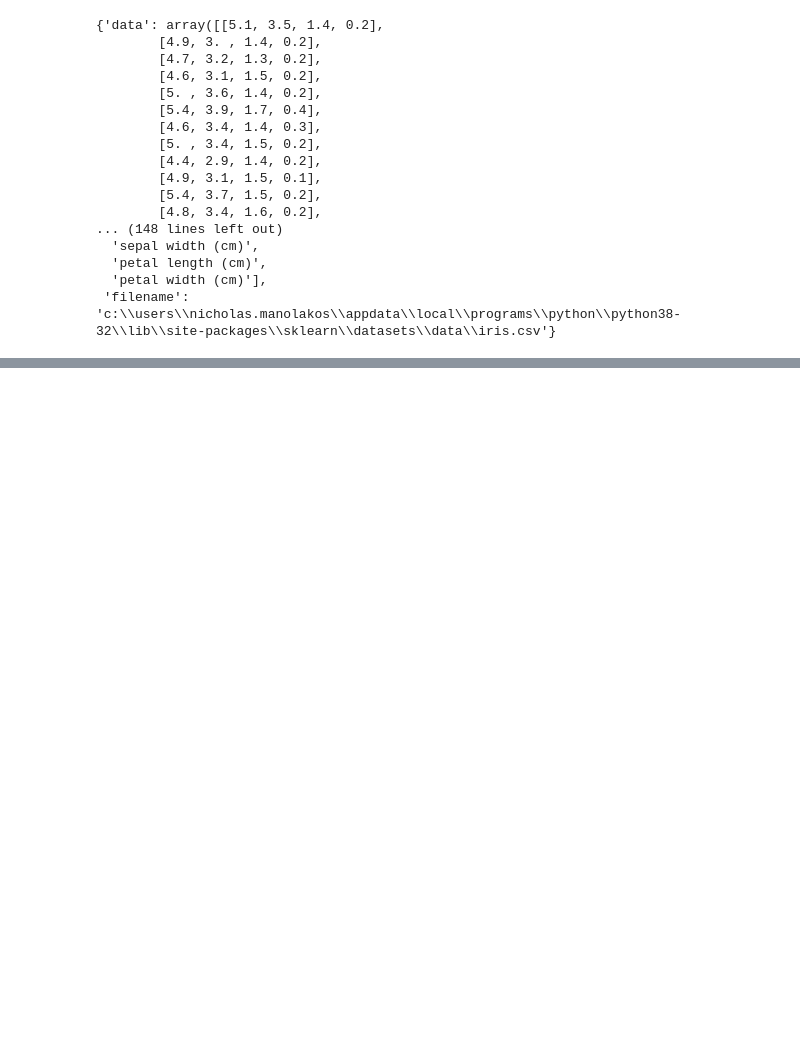
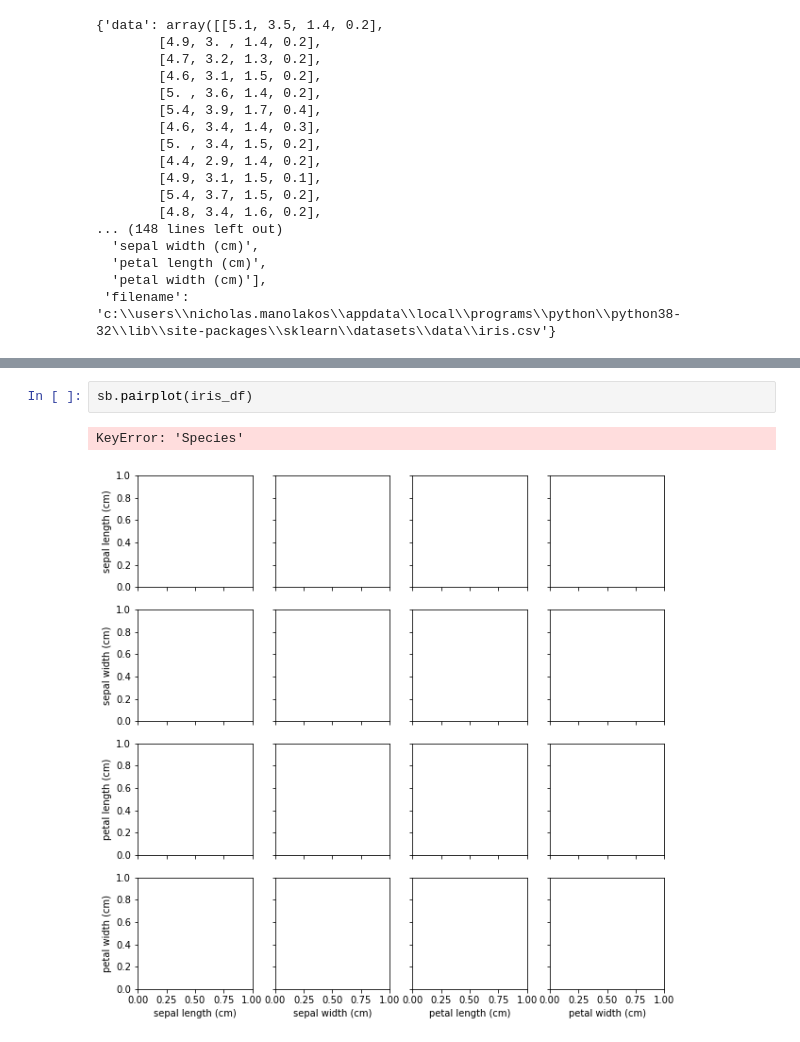
Before and after one commit to questsin/cheats, a Jupyter notebook: cheatsheets/py/jupyter/106.py.scikit.ipynb, the cells around one changed output, grey strips where cells are left out. Cells and saved outputs as stored; diff of their text form; blank space fills up the shorter version.

```diff
--- a/cheatsheets/py/jupyter/106.py.scikit.ipynb
+++ b/cheatsheets/py/jupyter/106.py.scikit.ipynb
@@ -56,0 +76,5 @@ vnames = iris.feature_names
+# %%
+sb.pairplot(iris_df)
+# %% [output]
+KeyError: 'Species'
+[figure, added]
```
Also changed, not shown: parts of 3 cells of this notebook, 12 other files.
